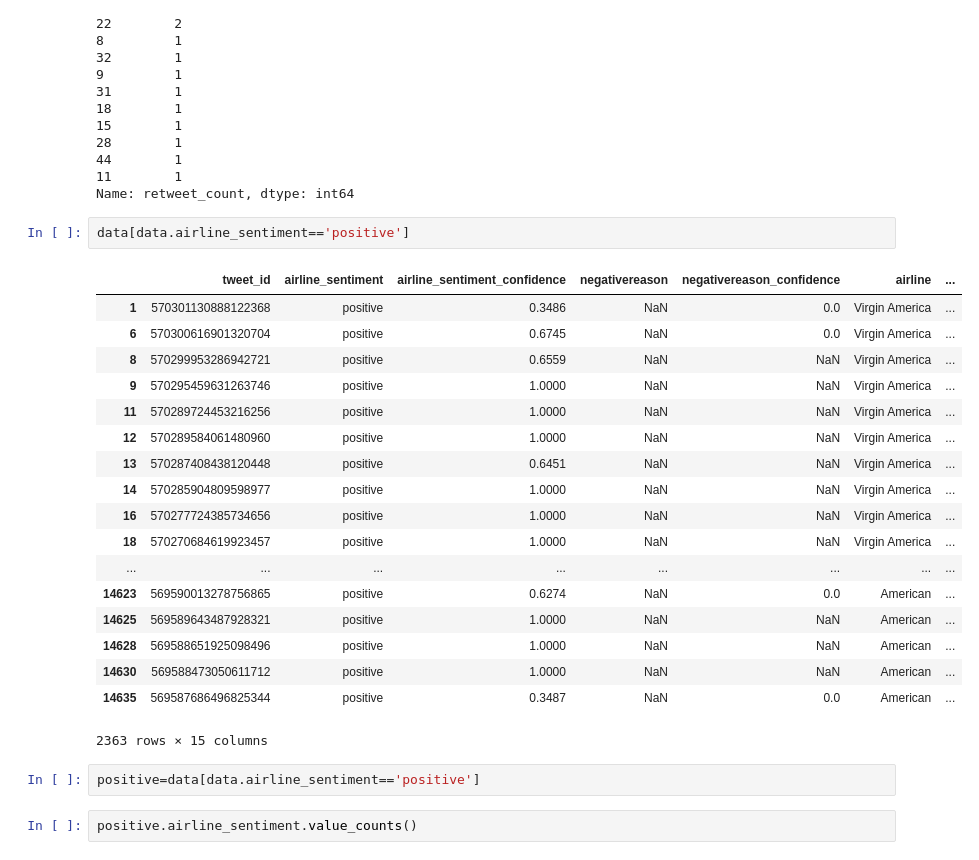
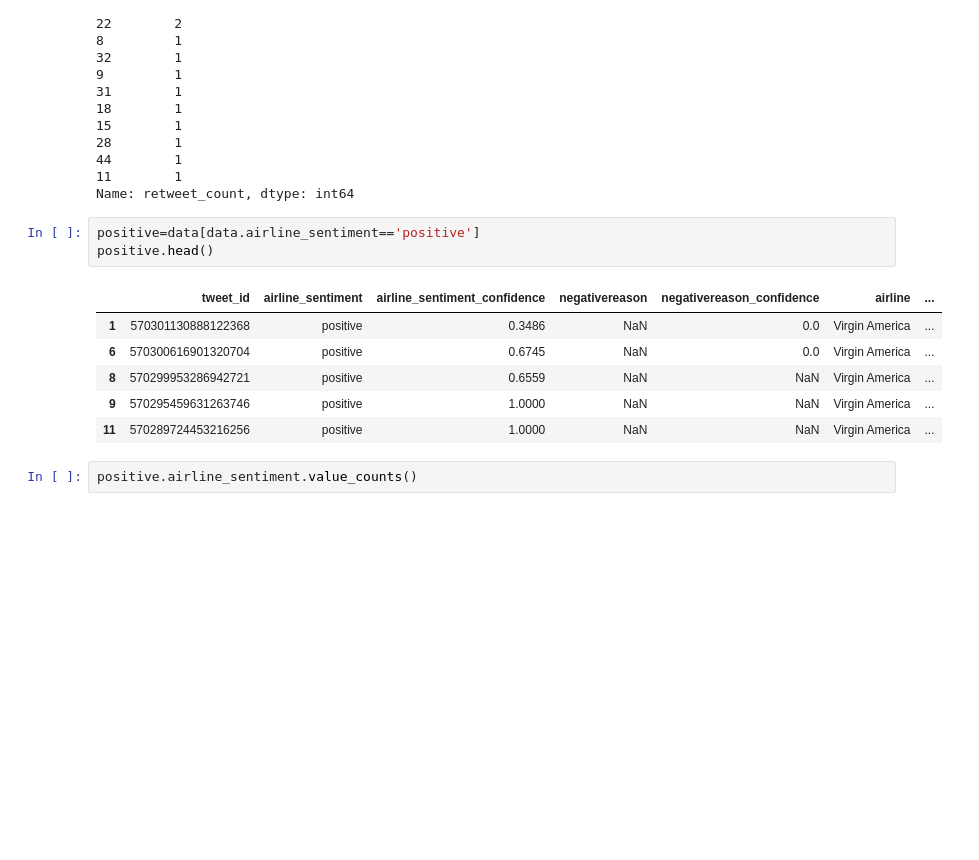
Before and after one commit to Hello-Shaw/NLP-basic, a Jupyter notebook: NLP.ipynb, the cells around one changed output. Cells and saved outputs as stored; diff of their text form; blank space fills up the shorter version.

```diff
--- a/NLP.ipynb
+++ b/NLP.ipynb
@@ -72,28 +72,15 @@ data['retweet_count'].value_counts()
 11        1
 Name: retweet_count, dtype: int64
 # %%
-data[data.airline_sentiment=='positive']
+positive=data[data.airline_sentiment=='positive']
+positive.head()
 # %% [output]
 |  | tweet_id | airline_sentiment | airline_sentiment_confidence | negativereason | negativereason_confidence | airline | ... |
 | 1 | 570301130888122368 | positive | 0.3486 | NaN | 0.0 | Virgin America | ... |
 | 6 | 570300616901320704 | positive | 0.6745 | NaN | 0.0 | Virgin America | ... |
 | 8 | 570299953286942721 | positive | 0.6559 | NaN | NaN | Virgin America | ... |
 | 9 | 570295459631263746 | positive | 1.0000 | NaN | NaN | Virgin America | ... |
 | 11 | 570289724453216256 | positive | 1.0000 | NaN | NaN | Virgin America | ... |
-| 12 | 570289584061480960 | positive | 1.0000 | NaN | NaN | Virgin America | ... |
-| 13 | 570287408438120448 | positive | 0.6451 | NaN | NaN | Virgin America | ... |
-| 14 | 570285904809598977 | positive | 1.0000 | NaN | NaN | Virgin America | ... |
-| 16 | 570277724385734656 | positive | 1.0000 | NaN | NaN | Virgin America | ... |
-| 18 | 570270684619923457 | positive | 1.0000 | NaN | NaN | Virgin America | ... |
-| ... | ... | ... | ... | ... | ... | ... | ... |
-| 14623 | 569590013278756865 | positive | 0.6274 | NaN | 0.0 | American | ... |
-| 14625 | 569589643487928321 | positive | 1.0000 | NaN | NaN | American | ... |
-| 14628 | 569588651925098496 | positive | 1.0000 | NaN | NaN | American | ... |
-| 14630 | 569588473050611712 | positive | 1.0000 | NaN | NaN | American | ... |
-| 14635 | 569587686496825344 | positive | 0.3487 | NaN | 0.0 | American | ... |
-2363 rows × 15 columns
-# %%
-positive=data[data.airline_sentiment=='positive']
 # %%
 positive.airline_sentiment.value_counts()
 # %% [output]
```
Also changed, not shown: parts of 15 cells of this notebook.
